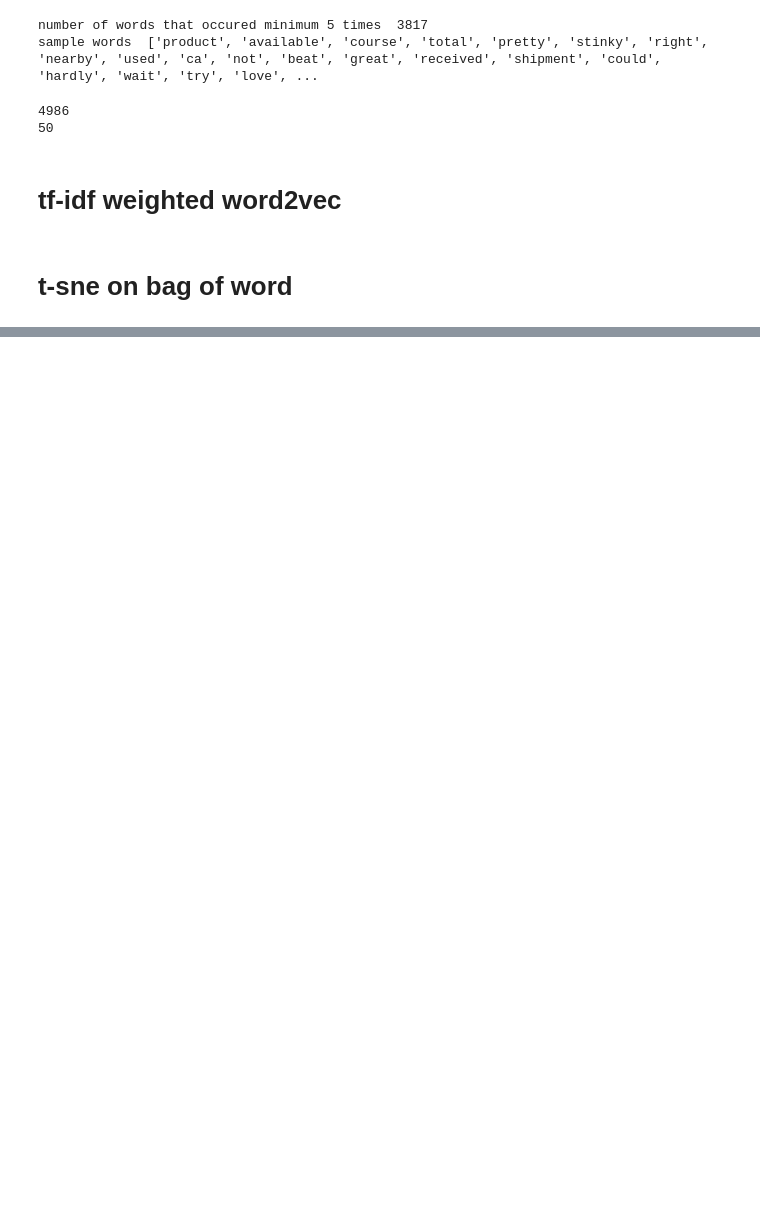
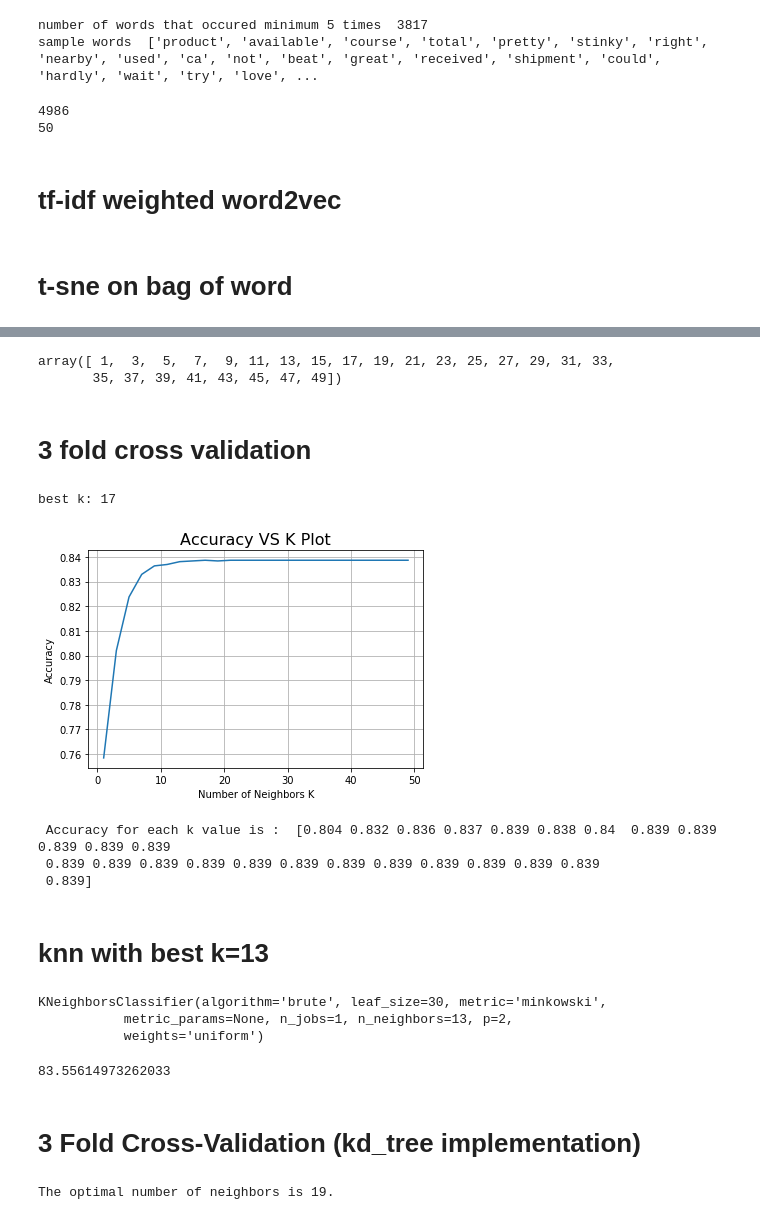
Before and after one commit to devang007/Amazon_fine_food_review, a Jupyter notebook: Amazon Fine Food Review.ipynb, the cells around one changed output, grey strips where cells are left out. Drawn from its saved outputs; the diff is of its cells as text; code cells hidden in the pictures; blank space fills up the shorter version.

```diff
--- a/Amazon Fine Food Review.ipynb
+++ b/Amazon Fine Food Review.ipynb
@@ -290,0 +369,3 @@ ValueError: Shape of passed values is (4, 500), indices imply (3, 500)
+# %%
+train_vect=vectorizer.fit_transform(X_train)
+test_vect=vectorizer.transform(X_test)
@@ -290,0 +376,38 @@ ValueError: Shape of passed values is (4, 500), indices imply (3, 500)
+# %%
+# creating odd k neighbors
+neighbors=np.arange(1,50,2)
+neighbors
+# %% [output]
+array([ 1,  3,  5,  7,  9, 11, 13, 15, 17, 19, 21, 23, 25, 27, 29, 31, 33,
+       35, 37, 39, 41, 43, 45, 47, 49])
+# %%
+cv_scores=[]
+# %% [markdown]
+# 3 fold cross validation
+# %%
+for k in neighbors:
+    knn=KNeighborsClassifier(n_neighbors=k,algorithm='brute')
+    scores=cross_val_score(knn,train_vect,y_train,scoring='accuracy',cv=3)
+    cv_scores.append(scores.mean())
+# %%
+optimal_k=neighbors[cv_scores.index(max(cv_scores))]
+print("best k:",optimal_k)
+# %% [output]
+best k: 17
+# %%
+plt.plot(neighbors,cv_scores)
+plt.xlabel('Number of Neighbors K')
+plt.ylabel('Accuracy')
+plt.title('Accuracy VS K Plot',size=16)
+plt.grid()
+plt.show()
+# %% [output]
+[figure, added]
+# %%
+print("\n Accuracy for each k value is : ", np.round(cv_scores,3))
+# %% [output]
+ Accuracy for each k value is :  [0.804 0.832 0.836 0.837 0.839 0.838 0.84  0.839 0.839 0.839 0.839 0.839
+ 0.839 0.839 0.839 0.839 0.839 0.839 0.839 0.839 0.839 0.839 0.839 0.839
+ 0.839]
+# %% [markdown]
+# knn with best k=13
@@ -290,0 +416,6 @@ ValueError: Shape of passed values is (4, 500), indices imply (3, 500)
+# %%
+knn.fit(train_vect,y_train)
+# %% [output]
+KNeighborsClassifier(algorithm='brute', leaf_size=30, metric='minkowski',
+           metric_params=None, n_jobs=1, n_neighbors=13, p=2,
+           weights='uniform')
@@ -290,0 +425,4 @@ ValueError: Shape of passed values is (4, 500), indices imply (3, 500)
+# %%
+accuracy_score(y_test,y_pred)*100
+# %% [output]
+83.55614973262033
@@ -290,0 +437,26 @@ ValueError: Shape of passed values is (4, 500), indices imply (3, 500)
+# %% [markdown]
+# 3 Fold Cross-Validation (kd_tree implementation)
+# %%
+from sklearn.decomposition import TruncatedSVD
+svd = TruncatedSVD(n_components=100)
+X_train_vec_dense = svd.fit_transform(train_vect)
+X_test_vec_dense = svd.transform(test_vect)
+
+
+
+neighbors_kd = np.arange(1,50,2)
+
+# empty list that will hold cv scores
+cv_scores = []
+
+# perform 3-fold cross validation
+for k in neighbors:
+    knn = KNeighborsClassifier(n_neighbors=k, algorithm='kd_tree')
+    scores = cross_val_score(knn, X_train_vec_dense, y_train, cv=3, scoring='accuracy', n_jobs=-1)
+    cv_scores.append(scores.mean())
+
+# determining best k
+optimal_k = neighbors_kd[cv_scores.index(max(cv_scores))]
+print('\nThe optimal number of neighbors is %d.' % optimal_k)
+# %% [output]
+The optimal number of neighbors is 19.
```
Also changed, not shown: parts of 43 cells of this notebook.
